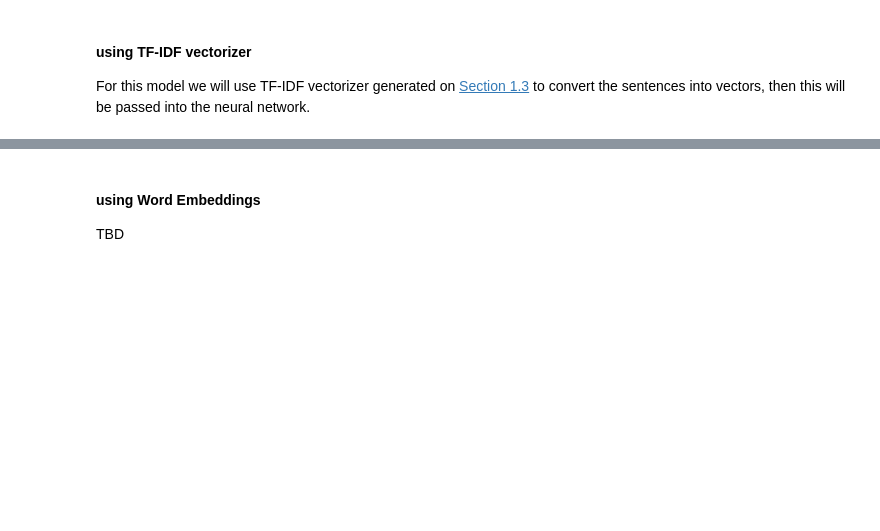
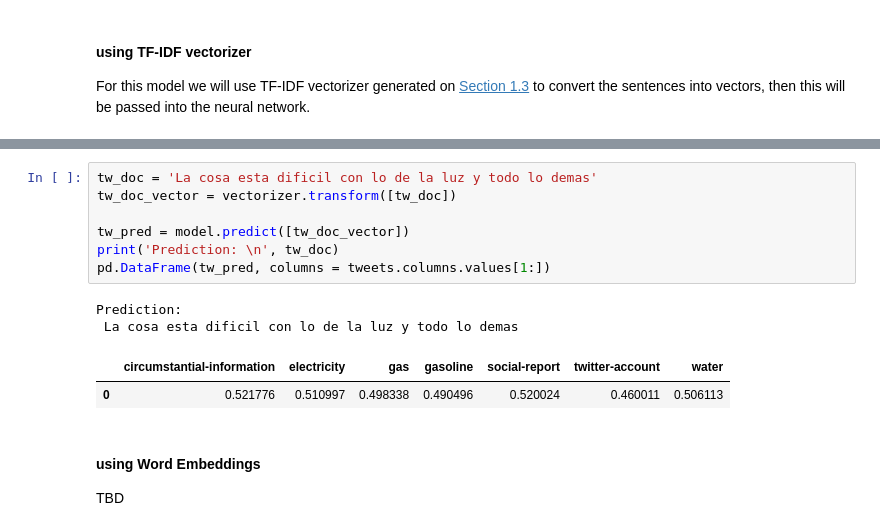
Before and after one commit to code-for-venezuela/c4v-py, a Jupyter notebook: creating_models/Multi-label Classification.ipynb, the cells around one changed output, grey strips where cells are left out. Cells and saved outputs as stored; diff of their text form; blank space fills up the shorter version.

```diff
--- a/creating_models/Multi-label Classification.ipynb
+++ b/creating_models/Multi-label Classification.ipynb
@@ -505,3 +493,15 @@ prediction for:  La cosa esta dificil con lo de la luz y todo lo demas
+# %%
+tw_doc = 'La cosa esta dificil con lo de la luz y todo lo demas'
+tw_doc_vector = vectorizer.transform([tw_doc])
+
+tw_pred = model.predict([tw_doc_vector])
+print('Prediction: \n', tw_doc)
+pd.DataFrame(tw_pred, columns = tweets.columns.values[1:])
+# %% [output]
+Prediction:
+ La cosa esta dificil con lo de la luz y todo lo demas
+|  | circumstantial-information | electricity | gas | gasoline | social-report | twitter-account | water |
+| 0 | 0.521776 | 0.510997 | 0.498338 | 0.490496 | 0.520024 | 0.460011 | 0.506113 |
 # %% [markdown]
 #### using Word Embeddings
 
```
Also changed, not shown: parts of 14 cells of this notebook.
